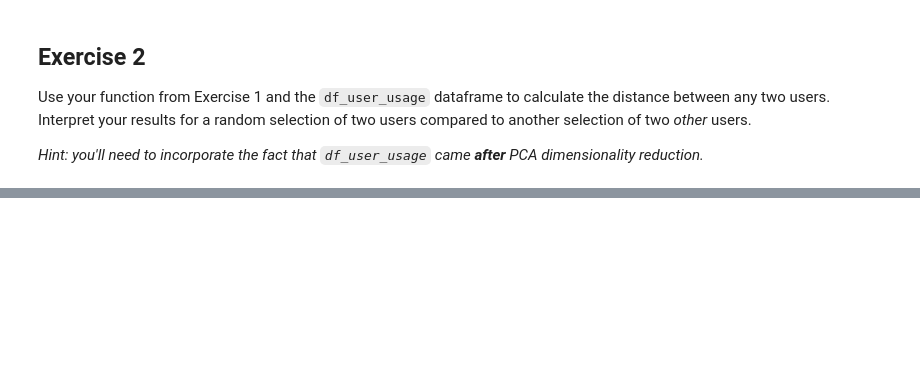
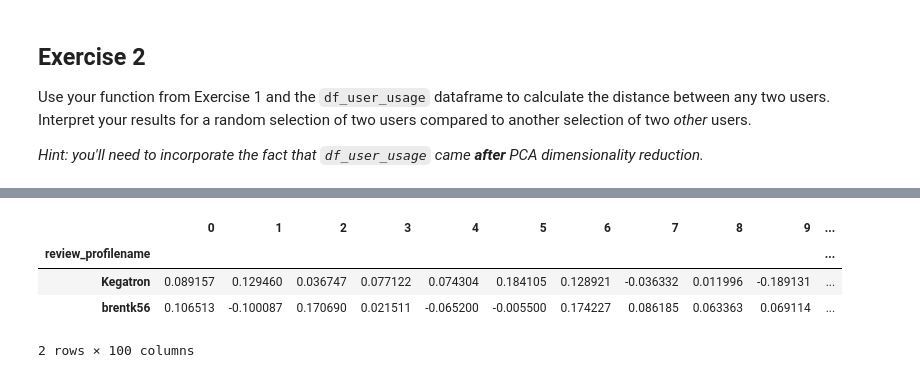
Before and after one commit to minh21b/I501, a Jupyter notebook: Assignments/Week 11 Lab/lab_11.ipynb, the cells around one changed output, grey strips where cells are left out. Saved outputs shown, nothing was run; the diff lists cells and outputs as text; code cells hidden in the pictures; blank space fills up the shorter version.

```diff
--- a/Assignments/Week 11 Lab/lab_11.ipynb
+++ b/Assignments/Week 11 Lab/lab_11.ipynb
@@ -979,0 +1031,9 @@ Use your function from Exercise 1 and the `df_user_usage` dataframe to calculate
+# %%
+pair1 = df_user_usage.sample(2)
+pair1
+# %% [output]
+|  | 0 | 1 | 2 | 3 | 4 | 5 | 6 | 7 | 8 | 9 | ... |
+| review_profilename |  |  |  |  |  |  |  |  |  |  | ... |
+| Kegatron | 0.089157 | 0.129460 | 0.036747 | 0.077122 | 0.074304 | 0.184105 | 0.128921 | -0.036332 | 0.011996 | -0.189131 | ... |
+| brentk56 | 0.106513 | -0.100087 | 0.170690 | 0.021511 | -0.065200 | -0.005500 | 0.174227 | 0.086185 | 0.063363 | 0.069114 | ... |
+2 rows × 100 columns
```
Also changed, not shown: parts of 15 cells of this notebook.
